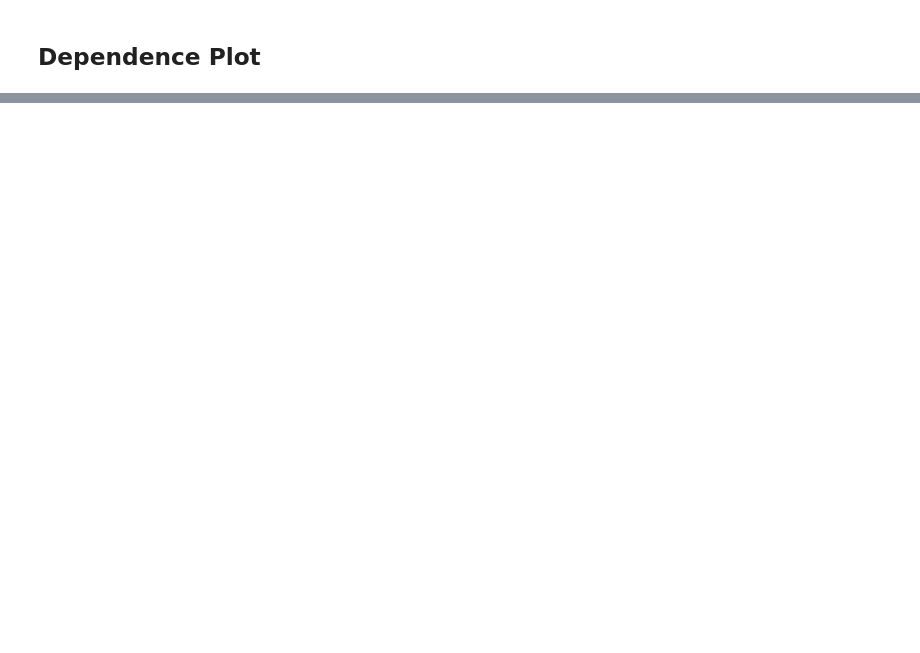
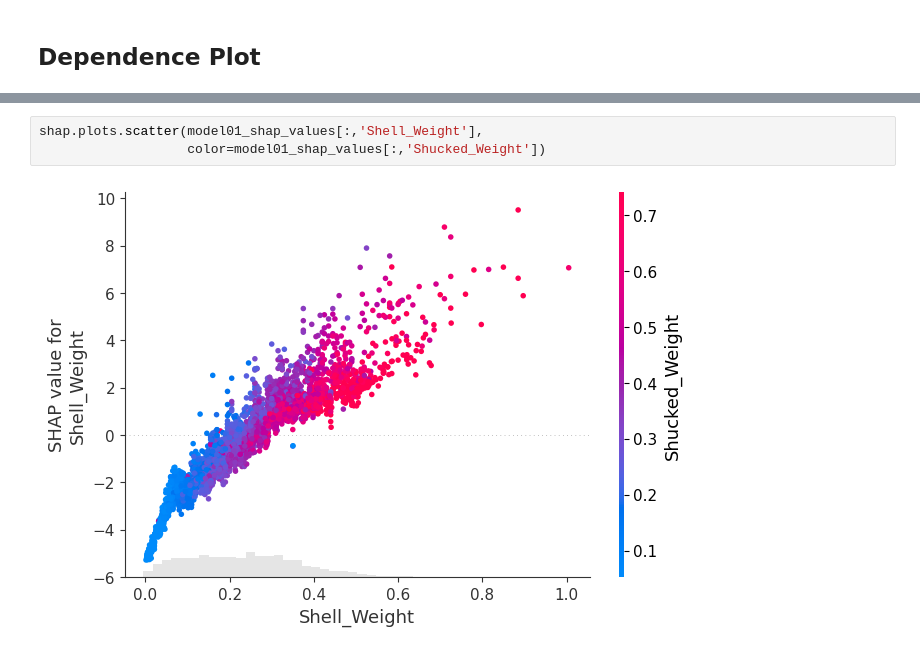
Before and after one commit to akshayyewle/Machine-Learning, a Jupyter notebook: 16 SHAP Introduction With Python/SHAP For Regression Models.ipynb, the cells around one changed output, grey strips where cells are left out. Saved outputs shown, nothing was run; the diff lists cells and outputs as text; blank space fills up the shorter version.

```diff
--- a/16 SHAP Introduction With Python/SHAP For Regression Models.ipynb
+++ b/16 SHAP Introduction With Python/SHAP For Regression Models.ipynb
@@ -226,0 +228,5 @@ shap.plots.beeswarm(shap_values)
+# %%
+shap.plots.scatter(model01_shap_values[:,'Shell_Weight'],
+                   color=model01_shap_values[:,'Shucked_Weight'])
+# %% [output]
+[figure, added]
```
Also changed, not shown: parts of 21 cells of this notebook.
